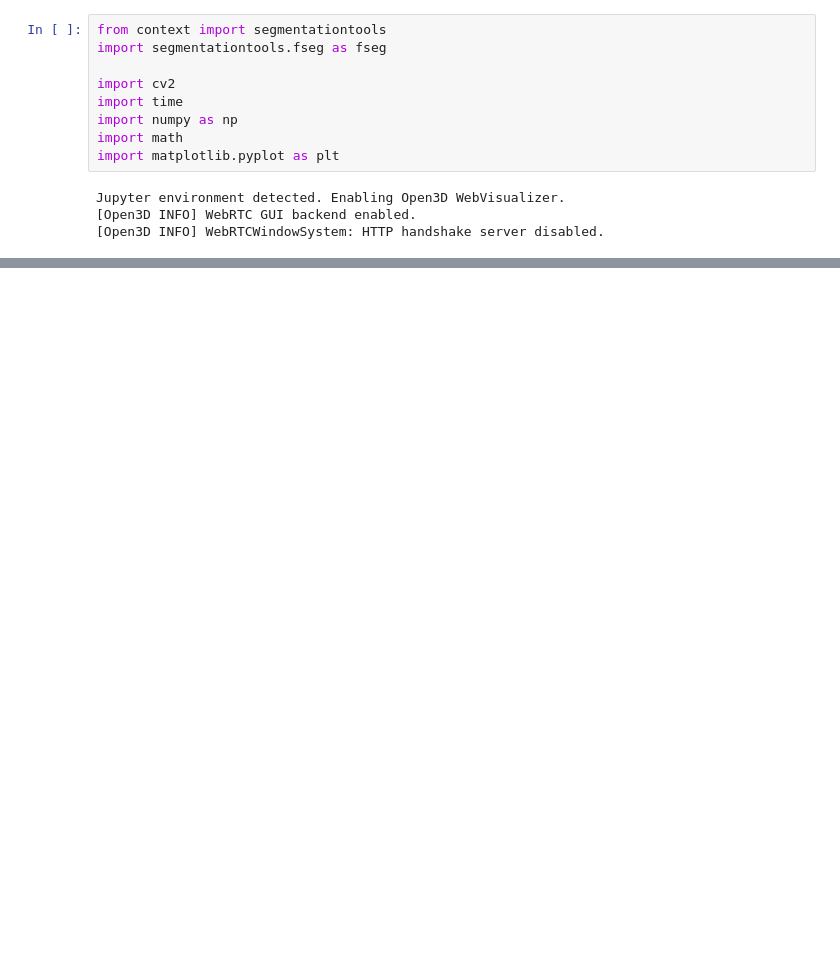
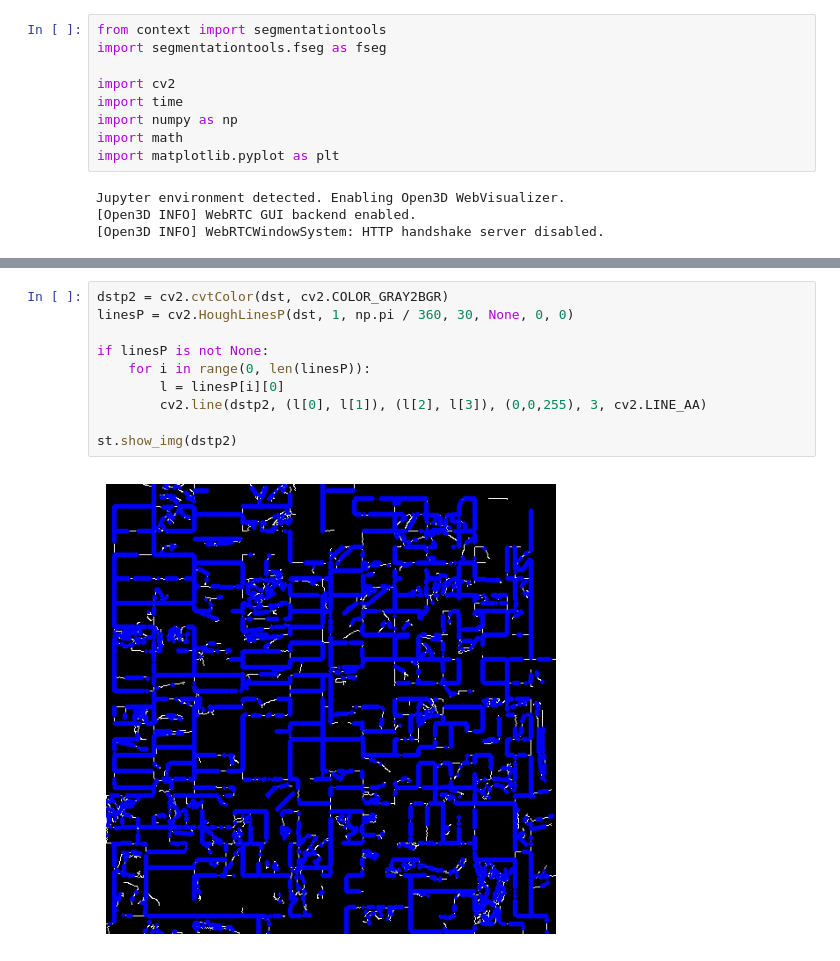
Before and after one commit to JelleKUL/segmentationtools, a Jupyter notebook: docs/source/examples/texturedetection.ipynb, the cells around one changed output, grey strips where cells are left out. Cells and saved outputs as stored; diff of their text form; blank space fills up the shorter version.

```diff
--- a/docs/source/examples/texturedetection.ipynb
+++ b/docs/source/examples/texturedetection.ipynb
@@ -68,0 +58,12 @@ FSEG runs in 7.14 seconds.
+# %%
+dstp2 = cv2.cvtColor(dst, cv2.COLOR_GRAY2BGR)
+linesP = cv2.HoughLinesP(dst, 1, np.pi / 360, 30, None, 0, 0)
+
+if linesP is not None:
+    for i in range(0, len(linesP)):
+        l = linesP[i][0]
+        cv2.line(dstp2, (l[0], l[1]), (l[2], l[3]), (0,0,255), 3, cv2.LINE_AA)
+
+st.show_img(dstp2)
+# %% [output]
+[figure, added]
```
Also changed, not shown: parts of 2 cells of this notebook, 5 other files.
